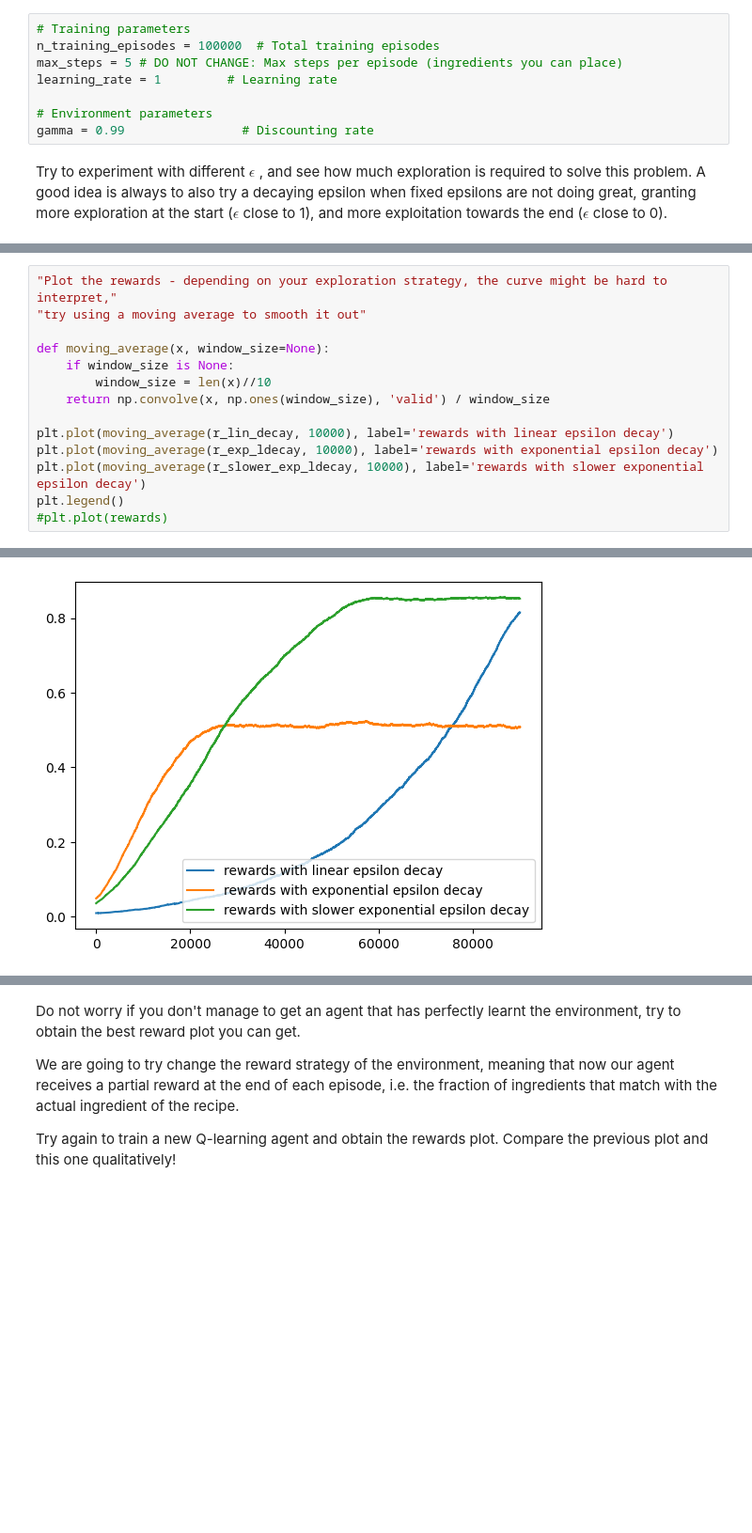
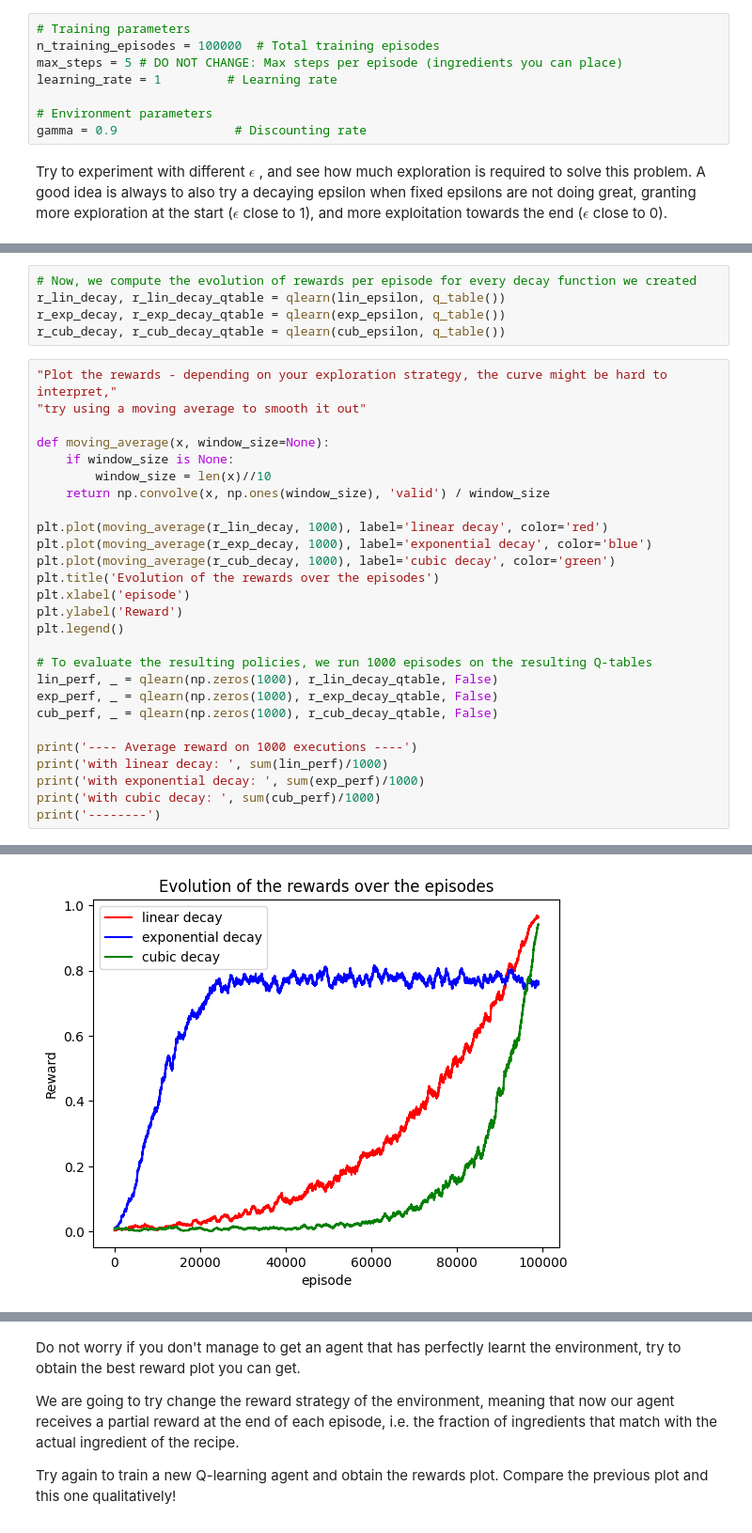
Before and after one commit to RaphBhz/NeuroSymbolicAI, a Jupyter notebook: Assignment1_RL.ipynb, the cells around one changed output, grey strips where cells are left out. Shown: that part at 94% size. Cells and saved outputs as stored; diff of their text form; blank space fills up the shorter version.

```diff
--- a/Assignment1_RL.ipynb
+++ b/Assignment1_RL.ipynb
@@ -321,7 +352,7 @@ max_steps = 5 # DO NOT CHANGE: Max steps per episode (ingredients you can place)
 learning_rate = 1         # Learning rate
 
 # Environment parameters
-gamma = 0.99                # Discounting rate
+gamma = 0.9                # Discounting rate
 # %% [markdown]
 Try to experiment with different $\epsilon$ , and see how much exploration is required to solve this problem.
 A good idea is always to also try a decaying epsilon when fixed epsilons are not doing great, granting more exploration at the start ($\epsilon$ close to 1), and more exploitation towards the end ($\epsilon$ close to 0).
@@ -374,3 +461,8 @@ r_slower_exp_ldecay = learn(slower_exp_epsilon)
+# %%
+# Now, we compute the evolution of rewards per episode for every decay function we created
+r_lin_decay, r_lin_decay_qtable = qlearn(lin_epsilon, q_table())
+r_exp_decay, r_exp_decay_qtable = qlearn(exp_epsilon, q_table())
+r_cub_decay, r_cub_decay_qtable = qlearn(cub_epsilon, q_table())
 # %%
 "Plot the rewards - depending on your exploration strategy, the curve might be hard to interpret,"
 "try using a moving average to smooth it out"
@@ -380,9 +472,22 @@ def moving_average(x, window_size=None):
         window_size = len(x)//10
     return np.convolve(x, np.ones(window_size), 'valid') / window_size
 
-plt.plot(moving_average(r_lin_decay, 10000), label='rewards with linear epsilon decay')
-plt.plot(moving_average(r_exp_ldecay, 10000), label='rewards with exponential epsilon decay')
-plt.plot(moving_average(r_slower_exp_ldecay, 10000), label='rewards with slower exponential epsilon decay')
+plt.plot(moving_average(r_lin_decay, 1000), label='linear decay', color='red')
+plt.plot(moving_average(r_exp_decay, 1000), label='exponential decay', color='blue')
+plt.plot(moving_average(r_cub_decay, 1000), label='cubic decay', color='green')
+plt.title('Evolution of the rewards over the episodes')
+plt.xlabel('episode')
+plt.ylabel('Reward')
 plt.legend()
-#plt.plot(rewards)
+
+# To evaluate the resulting policies, we run 1000 episodes on the resulting Q-tables
+lin_perf, _ = qlearn(np.zeros(1000), r_lin_decay_qtable, False)
+exp_perf, _ = qlearn(np.zeros(1000), r_exp_decay_qtable, False)
+cub_perf, _ = qlearn(np.zeros(1000), r_cub_decay_qtable, False)
+
+print('---- Average reward on 1000 executions ----')
+print('with linear decay: ', sum(lin_perf)/1000)
+print('with exponential decay: ', sum(exp_perf)/1000)
+print('with cubic decay: ', sum(cub_perf)/1000)
+print('--------')
 # %% [output]
@@ -390 +499 @@ plt.legend()
-[figure, old version]
+[figure, new version]
```
Also changed, not shown: parts of 27 cells of this notebook.
